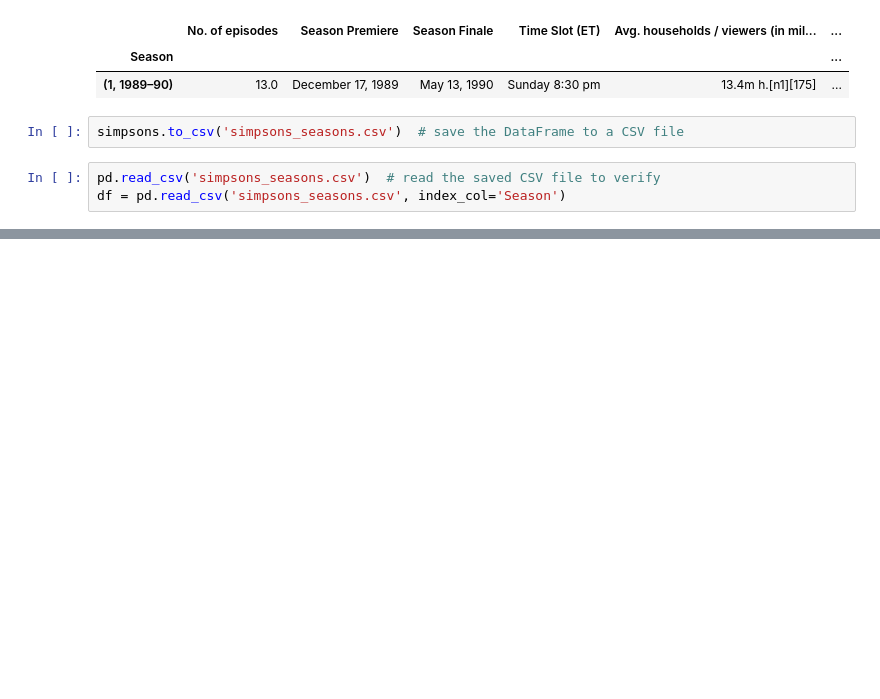
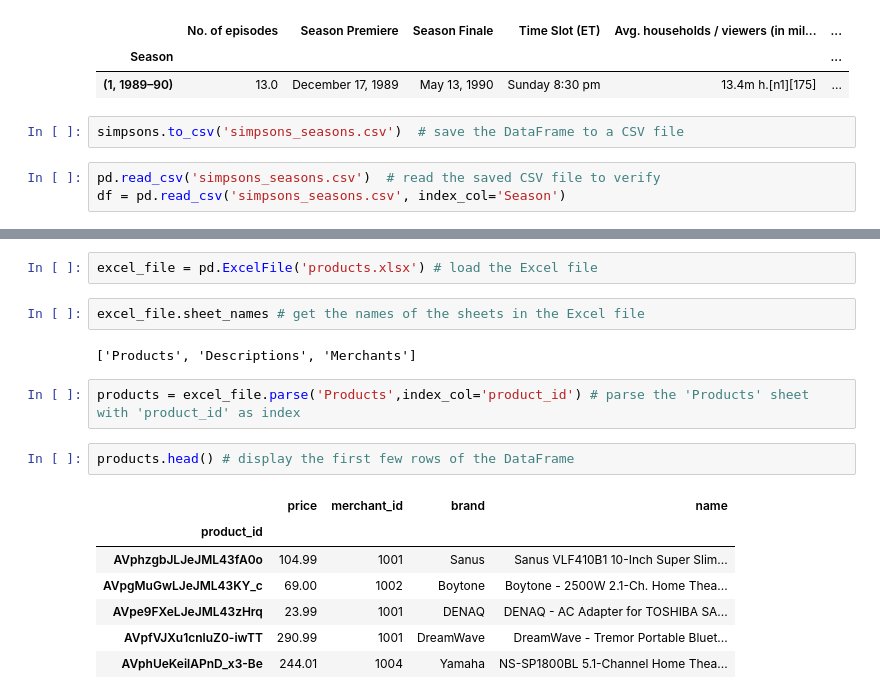
Before and after one commit to Yanil01/pandas_, a Jupyter notebook: main.ipynb, the cells around one changed output, grey strips where cells are left out. Drawn from its saved outputs; the diff is of its cells as text; blank space fills up the shorter version.

```diff
--- a/main.ipynb
+++ b/main.ipynb
@@ -1823,0 +1863,18 @@ df
+# %%
+excel_file = pd.ExcelFile('products.xlsx') # load the Excel file
+# %%
+excel_file.sheet_names # get the names of the sheets in the Excel file
+# %% [output]
+['Products', 'Descriptions', 'Merchants']
+# %%
+products = excel_file.parse('Products',index_col='product_id') # parse the 'Products' sheet with 'product_id' as index
+# %%
+products.head() # display the first few rows of the DataFrame
+# %% [output]
+|  | price | merchant_id | brand | name |
+| product_id |  |  |  |  |
+| AVphzgbJLJeJML43fA0o | 104.99 | 1001 | Sanus | Sanus VLF410B1 10-Inch Super Slim... |
+| AVpgMuGwLJeJML43KY_c | 69.00 | 1002 | Boytone | Boytone - 2500W 2.1-Ch. Home Thea... |
+| AVpe9FXeLJeJML43zHrq | 23.99 | 1001 | DENAQ | DENAQ - AC Adapter for TOSHIBA SA... |
+| AVpfVJXu1cnluZ0-iwTT | 290.99 | 1001 | DreamWave | DreamWave - Tremor Portable Bluet... |
+| AVphUeKeilAPnD_x3-Be | 244.01 | 1004 | Yamaha | NS-SP1800BL 5.1-Channel Home Thea... |
```
Also changed, not shown: parts of 18 cells of this notebook, 2 other files.
